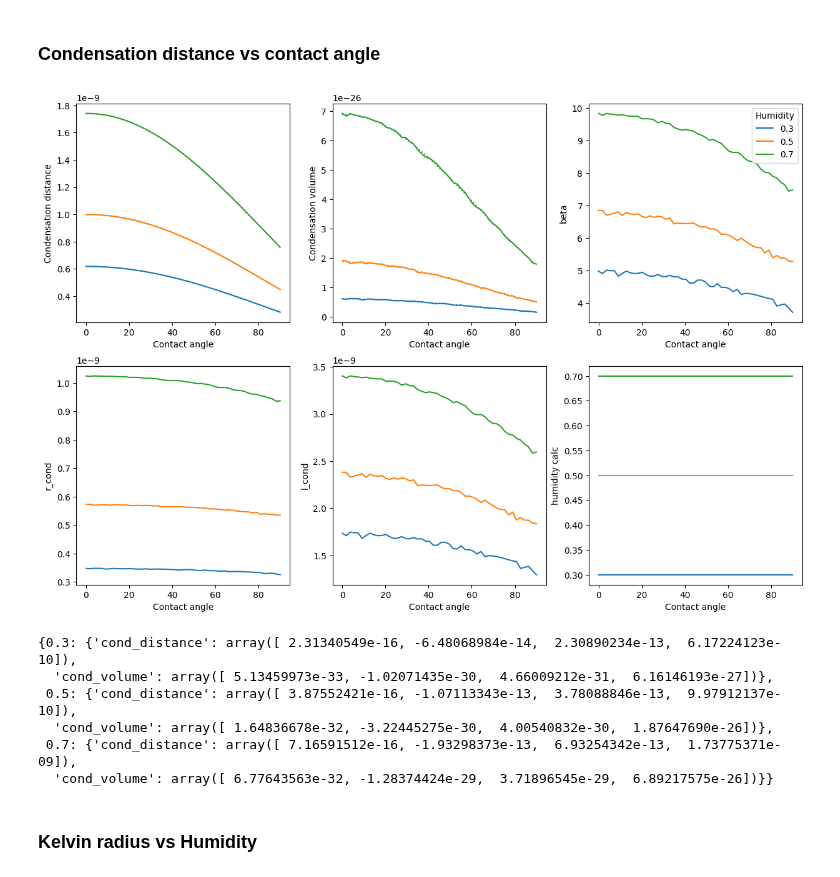
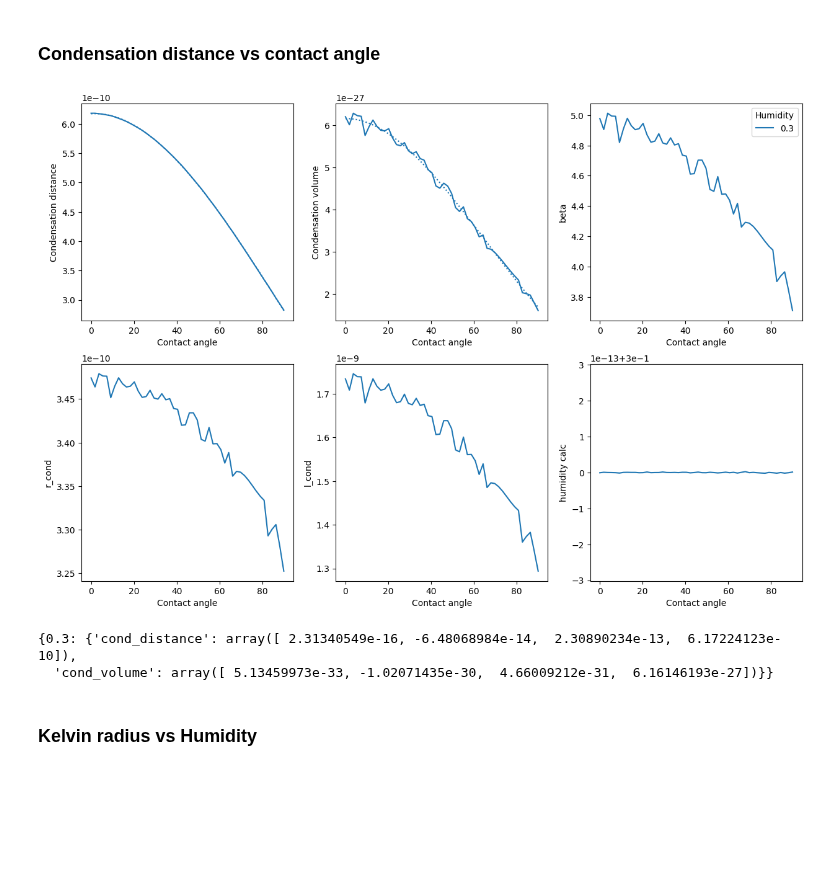
Before and after one commit to PranavSudersan/AFM-Dashboard, a Jupyter notebook: AFM Dashboard.ipynb, the cells around one changed output. Saved outputs shown, nothing was run; the diff lists cells and outputs as text; code cells hidden in the pictures; blank space fills up the shorter version.

```diff
--- a/AFM Dashboard.ipynb
+++ b/AFM Dashboard.ipynb
@@ -5493,14 +5491,15 @@ print(np.sqrt(data_dict[on_file]['Z rms']**2 - data_dict[off_file]['Z rms']**2))
 # %% [markdown]
 #### Initialize
 # %%
-kc = 2 #cantilever spring constant (N/m)
-fc = 70e3 #cantilever resonance frequency (Hz)
-Qc = 130 #cantilever Q factor (free)
-fd_ini = 67e3 #drive frequency (Hz)
+save = False # save plot
+kc = 27 #cantilever spring constant (N/m)
+fc = 300e3 #cantilever resonance frequency (Hz)
+Qc = 470 #cantilever Q factor (free)
+fd_ini = fc - 3e3 #drive frequency (Hz)
 F0 = 1*1.53846154e-10 #drive amplitude (m)
 
-d0_far = 15e-9 #tip-sample rest distance, far (m)
-d0_near = 6e-9 #tip-sample rest distance, near (m)
+d0_far = 10e-9 #tip-sample rest distance, far (m)
+d0_near = 2e-9 #tip-sample rest distance, near (m)
 d0_pts = 200 #number of points for force-distance
 # d0_list = np.linspace(d0_far, d0_near, d0_pts) #[8e-9, 7e-9, 6e-9] #tip-sample distance, rest (m)
 d0_list = np.concatenate((np.linspace(d0_far, d0_near, d0_pts-1, endpoint=False),
@@ -5508,9 +5507,9 @@ d0_list = np.concatenate((np.linspace(d0_far, d0_near, d0_pts-1, endpoint=False)
 spectrodir_list = np.array(['approach']*(d0_pts-1) + ['retract']*d0_pts) #spectroscopy direction
 # d0_list = d0_far + (d0_near - d0_far) * (np.linspace(0, 1, d0_pts))**(1/4) # = np.logspace(np.log(d0_far)/np.log(3),np.log(d0_near)/np.log(3),d0_pts, base=3)
 
-theta_s = 0 #contact angle with sample (deg)
+theta_s = 90 #contact angle with sample (deg)
 theta_t = 0 #contact angle with tip (deg)
-humid = 0.5 #humidity
+humid = 0.3 #humidity
 T_temp = 298 #Temperature (K)
 surf_ten = 72e-3 #surface tension (N/m)
 dens = 1000 #density (kg/m3)
@@ -5600,7 +5599,8 @@ header_info = {
     'Liquid molar mass [kg/mol]': mol_wt,
     'Kelvin length [m]': kelv_len,
     'Equilibrium meniscus radius [m]': rm_eq,
-    'Capillary jumpin distance [m]': d_jumpin_ini,
+    'Capillary condensation distance [m]': d_jumpin_ini,
+    'Capillary condensation volume [m3]': vol_bridge_ini,
     'Sample surface energy [J/m2]': Y,
     'Intermolecular distance [m]': a0,
     'Tip poisson ratio': nu_t,
@@ -5718,7 +5718,7 @@ def calculate_rupture(d):
     if d < a0:
         d = a0
 
-    #for variable volume (depends on d)
+    #variable condensaion volume (depends on d)
     # vol_bridge = np.pi*R*((4*(rm_eq*c_theta)**2)-(d**2))
 
     #fixed condensation volume (run liquid neck simulaiton below)
@@ -5979,8 +5979,9 @@ with sns.color_palette():
 plt.show()
 
 # save interaction plot
-# timestamp = datetime.datetime.now().strftime('%y%m%d-%H%M%S')
-# file_suffix = f'novdw_thetas_{theta_s}_humidity_{humid:.2f}_hamaker_{H:1.2e}_tipradius_{R_t:1.1e}_kc_{kc:.0f}_elasticmods_{E_s:1.1e}_{timestamp}'
-# g.figure.savefig(f'data/interactionforce_plot_{file_suffix}.png', dpi=300, bbox_inches='tight')
-# print('saved')
+if save == True:
+    timestamp = datetime.datetime.now().strftime('%y%m%d-%H%M%S')
+    file_suffix = f'thetas_{theta_s}_humidity_{humid:.2f}_hamaker_{H:1.2e}_tipradius_{R_t:1.1e}_kc_{kc:.0f}_elasticmods_{E_s:1.1e}_{timestamp}'
+    g.figure.savefig(f'data/interactionforce_plot_{file_suffix}.png', dpi=300, bbox_inches='tight')
+    print('saved', timestamp)
 # %% [output]
@@ -8106,10 +8137,11 @@ R_gas = 8.314 #Ideal gas constant (J/K⋅mol)
 mol_vol = mol_wt/dens #molar volume
 kelv_len = (surf_ten*mol_vol)/(R_gas*T_temp) #kelvin length
 
-# D_ts_array = np.linspace(0, 2e-9, 2000) #tip-sample distance (m)
+# D_ts_array = np.linspace(1e-9, 0, 10000) #tip-sample distance (m)
 D_ts_array = 2e-9 - np.logspace(-8.7,-10, 10000) #tip-sample distance (m)
+# D_ts_array = 3e-9 -np.logspace(-8.53,-10, 10000)
 theta_s_array = np.linspace(0, 90, 50)
-humid_array = [0.3, 0.5, 0.7] #np.linspace(0.3, 0.7, 5)
+humid_array = [0.3] #np.linspace(0.3, 0.7, 5)
 
 
 # rm_eq = -kelv_len/np.log(humid) #equilibrium meniscus radius (for constant pressure)
@@ -8124,7 +8156,7 @@ def find_beta_cp2(beta, D_ts, humid, theta_s):
 for humid_i in humid_array:
     # beta_guess = 15 #initial guess for beta (deg)
     for theta_s_i in theta_s_array:
-        beta_guess = 15 #initial guess for beta (deg)
+        beta_guess = 10 #initial guess for beta (deg)
         for D_ts_i in D_ts_array:
             solver_out_i = fsolve(find_beta_cp2, beta_guess, args = (D_ts_i, humid_i, theta_s_i), #xtol=1e-10,
                                   full_output=True)
@@ -8182,43 +8214,38 @@ cap_datadf3_fitlist = [] #dataframe list containing fitted data in column
 for humid_i in humid_array:
     cap_fit_dict[humid_i] = {}
     cap_datadf3_filt = cap_datadf3[cap_datadf3['Humidity'] == humid_i]
     cap_fit_dict[humid_i]['cond_distance'] = np.polyfit(cap_datadf3_filt['Contact angle'],
                                                         cap_datadf3_filt['Condensation distance'], fit_order)
     cap_fit_dict[humid_i]['cond_volume'] = np.polyfit(cap_datadf3_filt['Contact angle'],
                                                         cap_datadf3_filt['Condensation volume'], fit_order)
     cap_datadf3_filt['cond_distance_fit'] = np.polyval(cap_fit_dict[humid_i]['cond_distance'],
                                                        cap_datadf3_filt['Contact angle'])
     cap_datadf3_filt['cond_volume_fit'] = np.polyval(cap_fit_dict[humid_i]['cond_volume'],
                                                        cap_datadf3_filt['Contact angle'])
     cap_datadf3_fitlist.append(cap_datadf3_filt)
 
 cap_datadf3_fit = pd.concat(cap_datadf3_fitlist)
 cap_datadf3_fit['Humidity'] = cap_datadf3_fit['Humidity'].astype('category')
 
 color_list = sns.color_palette()
 fig, ax = plt.subplots(2,3, figsize=(15,10))
 sns.lineplot(x='Contact angle', y='Condensation distance', hue='Humidity', data=cap_datadf3_fit, ax=ax[0][0], legend=False)
 sns.lineplot(x='Contact angle', y='cond_distance_fit', hue='Humidity', data=cap_datadf3_fit,
              linestyle=":", ax=ax[0][0], legend=False)
 sns.lineplot(x='Contact angle', y='Condensation volume', hue='Humidity', data=cap_datadf3_fit, ax=ax[0][1], legend=False)
 sns.lineplot(x='Contact angle', y='cond_volume_fit', hue='Humidity', data=cap_datadf3_fit,
              linestyle=":", ax=ax[0][1], legend=False)
 sns.lineplot(x='Contact angle', y='beta', hue='Humidity', data=cap_datadf3_fit, ax=ax[0][2], legend='full')
 sns.lineplot(x='Contact angle', y='r_cond', hue='Humidity', data=cap_datadf3_fit, ax=ax[1][0], legend=False)
 sns.lineplot(x='Contact angle', y='l_cond', hue='Humidity', data=cap_datadf3_fit, ax=ax[1][1], legend=False)
 sns.lineplot(x='Contact angle', y='humidity calc', hue='Humidity', data=cap_datadf3_fit, ax=ax[1][2], legend=False)
 plt.show()
+
+cap_fit_dict
 # %% [output]
-[figure, old version]
+[figure, new version]
+{0.3: {'cond_distance': array([ 2.31340549e-16, -6.48068984e-14,  2.30890234e-13,  6.17224123e-10]),
+  'cond_volume': array([ 5.13459973e-33, -1.02071435e-30,  4.66009212e-31,  6.16146193e-27])}}
-# %%
-cap_fit_dict
-# %% [output]
-{0.3: {'cond_distance': array([ 2.31340549e-16, -6.48068984e-14,  2.30890234e-13,  6.17224123e-10]),
-  'cond_volume': array([ 5.13459973e-33, -1.02071435e-30,  4.66009212e-31,  6.16146193e-27])},
- 0.5: {'cond_distance': array([ 3.87552421e-16, -1.07113343e-13,  3.78088846e-13,  9.97912137e-10]),
-  'cond_volume': array([ 1.64836678e-32, -3.22445275e-30,  4.00540832e-30,  1.87647690e-26])},
- 0.7: {'cond_distance': array([ 7.16591512e-16, -1.93298373e-13,  6.93254342e-13,  1.73775371e-09]),
-  'cond_volume': array([ 6.77643563e-32, -1.28374424e-29,  3.71896545e-29,  6.89217575e-26])}}
 # %% [markdown]
 ### Kelvin radius vs Humidity
 # %%
```
Also changed, not shown: parts of 4 cells of this notebook.
